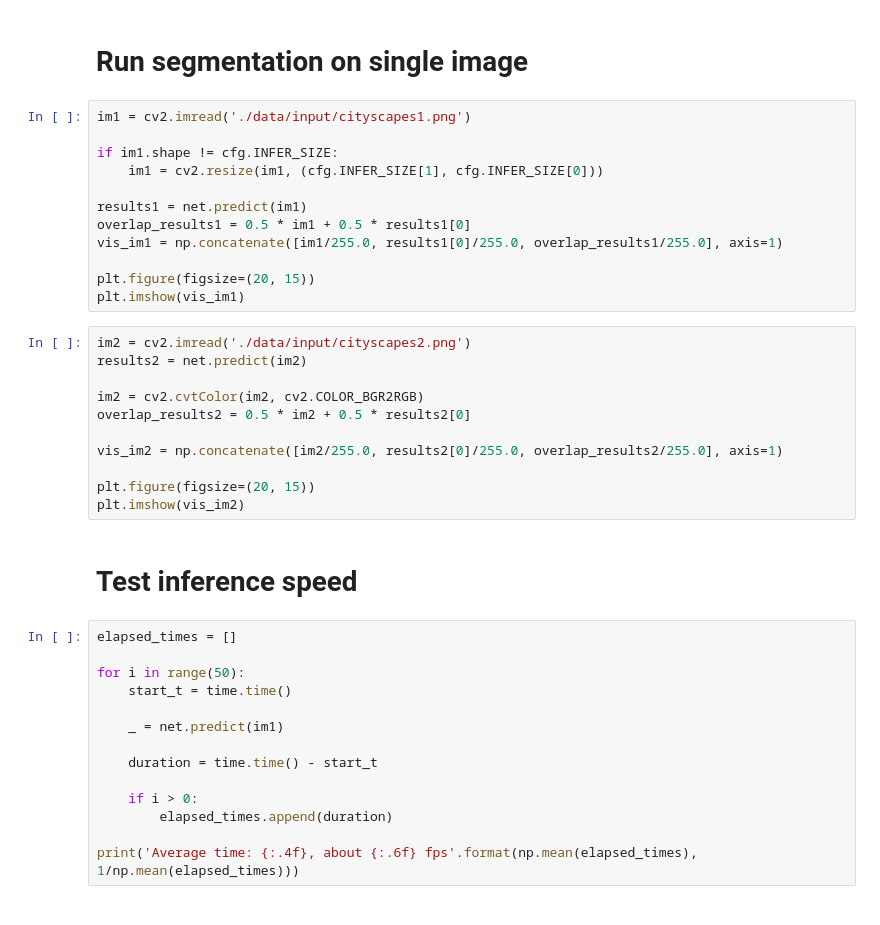
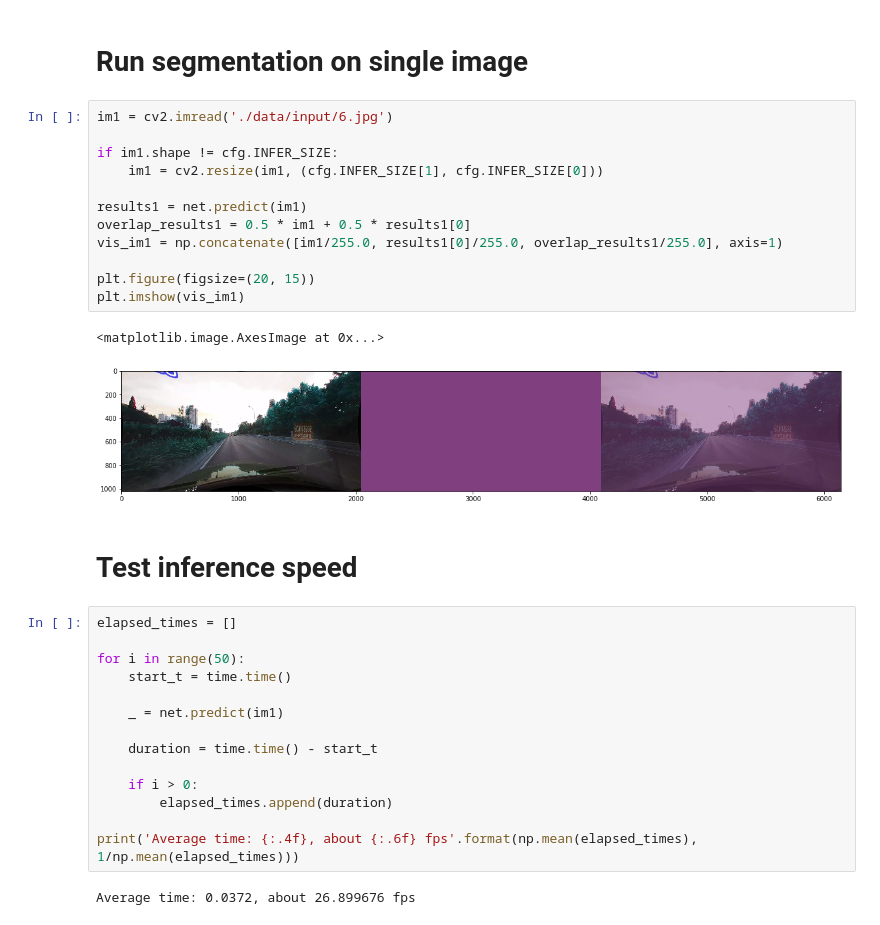
Before and after one commit to vsalova/lane_lines, a Jupyter notebook: ICNet-tensorflow-master/demo.ipynb, the cells around one changed output. Drawn from its saved outputs; the diff is of its cells as text.

```diff
--- a/ICNet-tensorflow-master/demo.ipynb
+++ b/ICNet-tensorflow-master/demo.ipynb
@@ -73,28 +79,20 @@ ValueError: Variable conv1_1_3x3_s2/weights already exists, disallowed. Did you
 # %% [markdown]
 # Run segmentation on single image
 # %%
-im1 = cv2.imread('./data/input/cityscapes1.png')
+im1 = cv2.imread('./data/input/6.jpg')
 
 if im1.shape != cfg.INFER_SIZE:
     im1 = cv2.resize(im1, (cfg.INFER_SIZE[1], cfg.INFER_SIZE[0]))
 
 results1 = net.predict(im1)
 overlap_results1 = 0.5 * im1 + 0.5 * results1[0]
 vis_im1 = np.concatenate([im1/255.0, results1[0]/255.0, overlap_results1/255.0], axis=1)
 
 plt.figure(figsize=(20, 15))
 plt.imshow(vis_im1)
+# %% [output]
+<matplotlib.image.AxesImage at 0x...>
+[figure, added]
-# %%
-im2 = cv2.imread('./data/input/cityscapes2.png')
-results2 = net.predict(im2)
-
-im2 = cv2.cvtColor(im2, cv2.COLOR_BGR2RGB)
-overlap_results2 = 0.5 * im2 + 0.5 * results2[0]
-
-vis_im2 = np.concatenate([im2/255.0, results2[0]/255.0, overlap_results2/255.0], axis=1)
-
-plt.figure(figsize=(20, 15))
-plt.imshow(vis_im2)
 # %% [markdown]
 # Test inference speed
 # %%
@@ -111,3 +109,5 @@ for i in range(50):
         elapsed_times.append(duration)
 
 print('Average time: {:.4f}, about {:.6f} fps'.format(np.mean(elapsed_times), 1/np.mean(elapsed_times)))
+# %% [output]
+Average time: 0.0372, about 26.899676 fps
```
Also changed, not shown: parts of 1 cell of this notebook, 5 other files.
